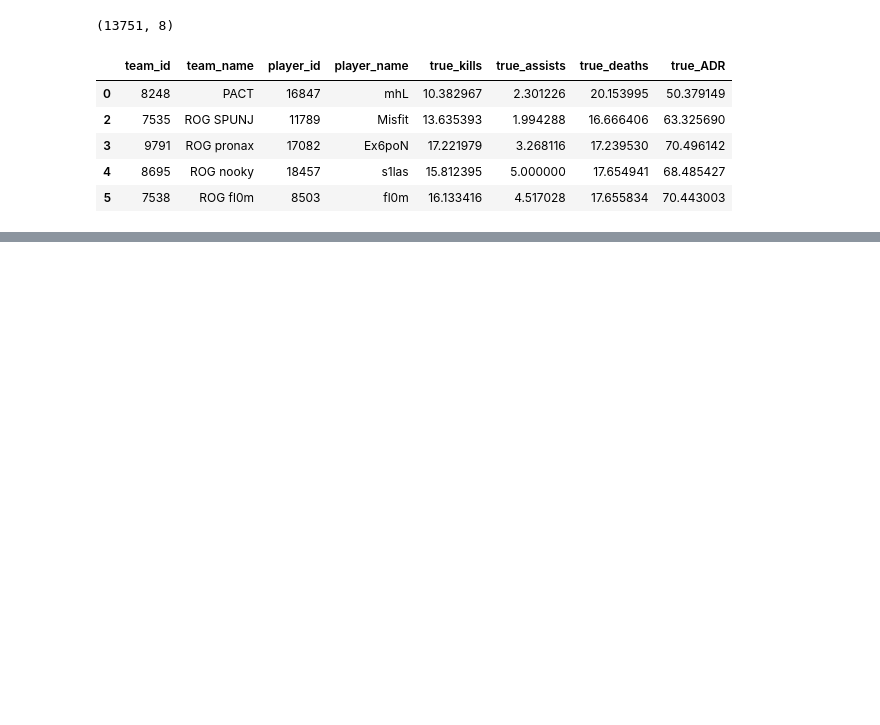
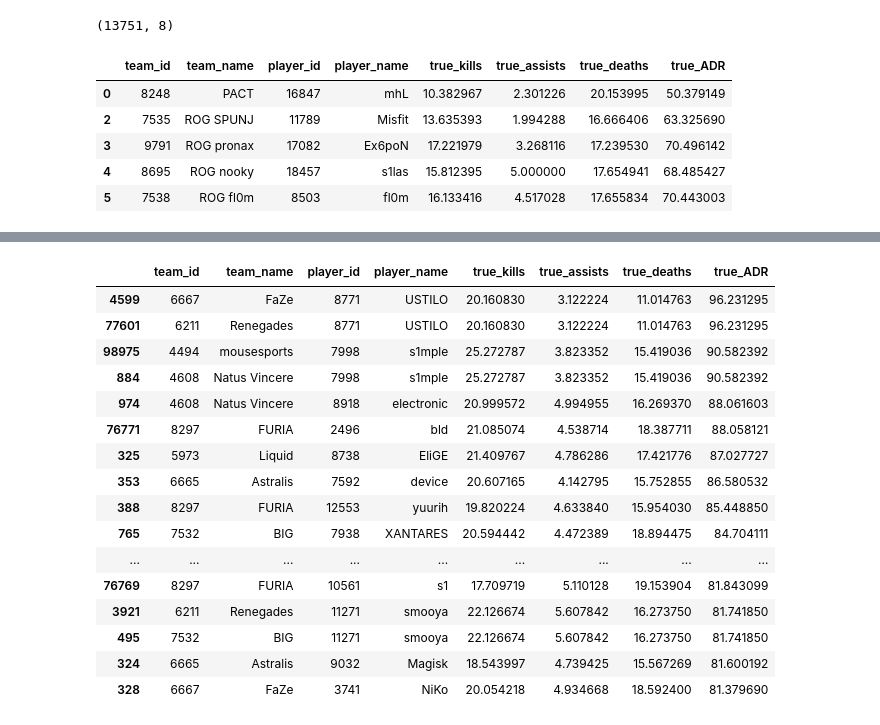
Before and after one commit to jdemeo/esports_csgo, a Jupyter notebook: notebooks/Fantasy-ESL One Cologne Analysis.ipynb, the cells around one changed output, grey strips where cells are left out. Cells and saved outputs as stored; diff of their text form; code cells hidden in the pictures; blank space fills up the shorter version.

```diff
--- a/notebooks/Fantasy-ESL One Cologne Analysis.ipynb
+++ b/notebooks/Fantasy-ESL One Cologne Analysis.ipynb
@@ -254,0 +208,7 @@ player_df.head()
+# %%
+team_names = ['Liquid', 'Astralis', 'ENCE', 'Vitality', 'NRG', 'FaZe', 'FURIA', 'MIBR',
+              'fnatic', 'mousesports', 'Natus Vincere', 'NiP', 'Renegades', 'Heroic', 'BIG', 'MVP PK']
+
+esl_one_players = true_player_df.loc[true_player_df['team_name'].isin(team_names), :]
+print(esl_one_players.shape)
+esl_one_players.head()
@@ -254,0 +223,21 @@ player_df.head()
+# %%
+# Rank by ADR
+esl_one_players.sort_values(['true_ADR'], ascending=False).head(25)
+# %% [output]
+|  | team_id | team_name | player_id | player_name | true_kills | true_assists | true_deaths | true_ADR |
+| 4599 | 6667 | FaZe | 8771 | USTILO | 20.160830 | 3.122224 | 11.014763 | 96.231295 |
+| 77601 | 6211 | Renegades | 8771 | USTILO | 20.160830 | 3.122224 | 11.014763 | 96.231295 |
+| 98975 | 4494 | mousesports | 7998 | s1mple | 25.272787 | 3.823352 | 15.419036 | 90.582392 |
+| 884 | 4608 | Natus Vincere | 7998 | s1mple | 25.272787 | 3.823352 | 15.419036 | 90.582392 |
+| 974 | 4608 | Natus Vincere | 8918 | electronic | 20.999572 | 4.994955 | 16.269370 | 88.061603 |
+| 76771 | 8297 | FURIA | 2496 | bld | 21.085074 | 4.538714 | 18.387711 | 88.058121 |
+| 325 | 5973 | Liquid | 8738 | EliGE | 21.409767 | 4.786286 | 17.421776 | 87.027727 |
+| 353 | 6665 | Astralis | 7592 | device | 20.607165 | 4.142795 | 15.752855 | 86.580532 |
+| 388 | 8297 | FURIA | 12553 | yuurih | 19.820224 | 4.633840 | 15.954030 | 85.448850 |
+| 765 | 7532 | BIG | 7938 | XANTARES | 20.594442 | 4.472389 | 18.894475 | 84.704111 |
+| ... | ... | ... | ... | ... | ... | ... | ... | ... |
+| 76769 | 8297 | FURIA | 10561 | s1 | 17.709719 | 5.110128 | 19.153904 | 81.843099 |
+| 3921 | 6211 | Renegades | 11271 | smooya | 22.126674 | 5.607842 | 16.273750 | 81.741850 |
+| 495 | 7532 | BIG | 11271 | smooya | 22.126674 | 5.607842 | 16.273750 | 81.741850 |
+| 324 | 6665 | Astralis | 9032 | Magisk | 18.543997 | 4.739425 | 15.567269 | 81.600192 |
+| 328 | 6667 | FaZe | 3741 | NiKo | 20.054218 | 4.934668 | 18.592400 | 81.379690 |
```
Also changed, not shown: parts of 18 cells of this notebook.
